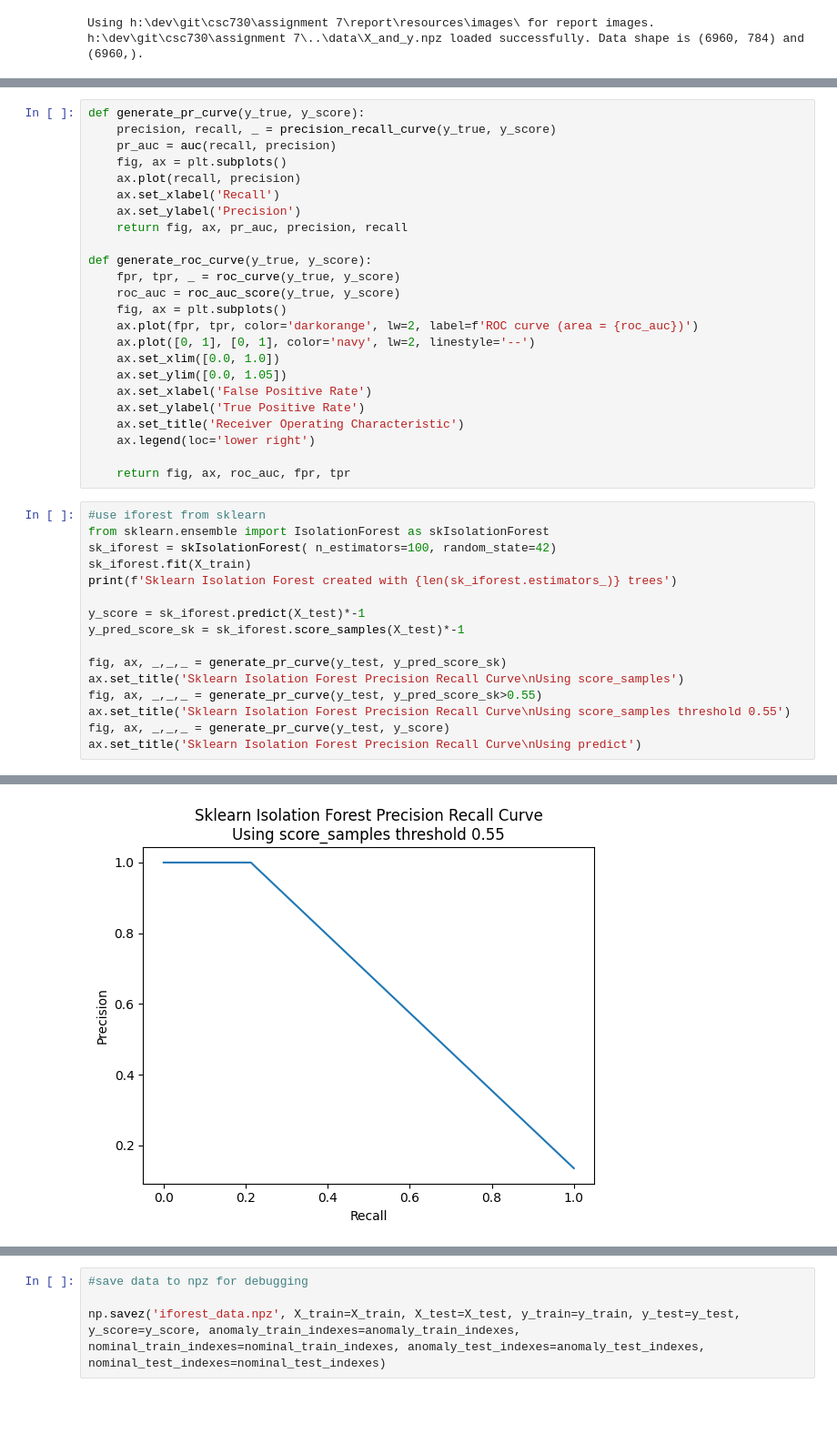
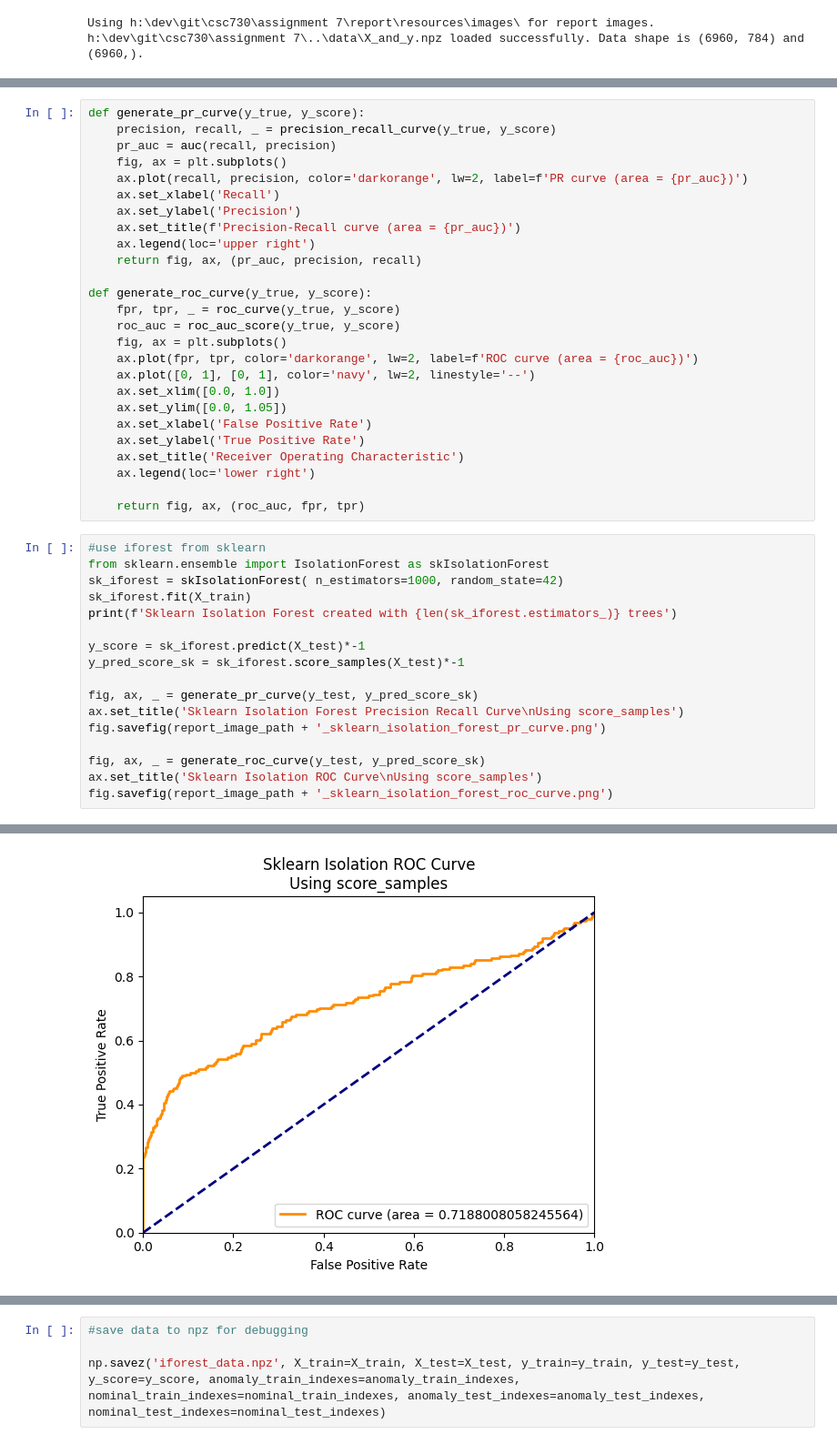
Before and after one commit to krisrjensen/csc730, a Jupyter notebook: assignment 7/csc730_assignment_7_KJ.ipynb, the cells around one changed output, grey strips where cells are left out. Shown at 91% size. Drawn from its saved outputs; the diff is of its cells as text; blank space fills up the shorter version.

```diff
--- a/assignment 7/csc730_assignment_7_KJ.ipynb
+++ b/assignment 7/csc730_assignment_7_KJ.ipynb
@@ -135,10 +135,12 @@ def generate_pr_curve(y_true, y_score):
     precision, recall, _ = precision_recall_curve(y_true, y_score)
     pr_auc = auc(recall, precision)
     fig, ax = plt.subplots()
-    ax.plot(recall, precision)
+    ax.plot(recall, precision, color='darkorange', lw=2, label=f'PR curve (area = {pr_auc})')
     ax.set_xlabel('Recall')
     ax.set_ylabel('Precision')
-    return fig, ax, pr_auc, precision, recall
+    ax.set_title(f'Precision-Recall curve (area = {pr_auc})')
+    ax.legend(loc='upper right')
+    return fig, ax, (pr_auc, precision, recall)
 
 def generate_roc_curve(y_true, y_score):
     fpr, tpr, _ = roc_curve(y_true, y_score)
@@ -153,21 +155,22 @@ def generate_roc_curve(y_true, y_score):
     ax.set_title('Receiver Operating Characteristic')
     ax.legend(loc='lower right')
 
-    return fig, ax, roc_auc, fpr, tpr
+    return fig, ax, (roc_auc, fpr, tpr)
 # %%
 #use iforest from sklearn
 from sklearn.ensemble import IsolationForest as skIsolationForest
-sk_iforest = skIsolationForest( n_estimators=100, random_state=42)
+sk_iforest = skIsolationForest( n_estimators=1000, random_state=42)
 sk_iforest.fit(X_train)
 print(f'Sklearn Isolation Forest created with {len(sk_iforest.estimators_)} trees')
 
 y_score = sk_iforest.predict(X_test)*-1
 y_pred_score_sk = sk_iforest.score_samples(X_test)*-1
 
-fig, ax, _,_,_ = generate_pr_curve(y_test, y_pred_score_sk)
+fig, ax, _ = generate_pr_curve(y_test, y_pred_score_sk)
 ax.set_title('Sklearn Isolation Forest Precision Recall Curve\nUsing score_samples')
-fig, ax, _,_,_ = generate_pr_curve(y_test, y_pred_score_sk>0.55)
-ax.set_title('Sklearn Isolation Forest Precision Recall Curve\nUsing score_samples threshold 0.55')
-fig, ax, _,_,_ = generate_pr_curve(y_test, y_score)
-ax.set_title('Sklearn Isolation Forest Precision Recall Curve\nUsing predict')
+fig.savefig(report_image_path + '_sklearn_isolation_forest_pr_curve.png')
+
+fig, ax, _ = generate_roc_curve(y_test, y_pred_score_sk)
+ax.set_title('Sklearn Isolation ROC Curve\nUsing score_samples')
+fig.savefig(report_image_path + '_sklearn_isolation_forest_roc_curve.png')
 # %% [output]
@@ -177 +179 @@ Text(0.5, 1.0, 'Sklearn Isolation Forest Precision Recall Curve\nUsing predict')
-[figure, old version]
+[figure, new version]
```
Also changed, not shown: parts of 13 cells of this notebook, 39 other files.
